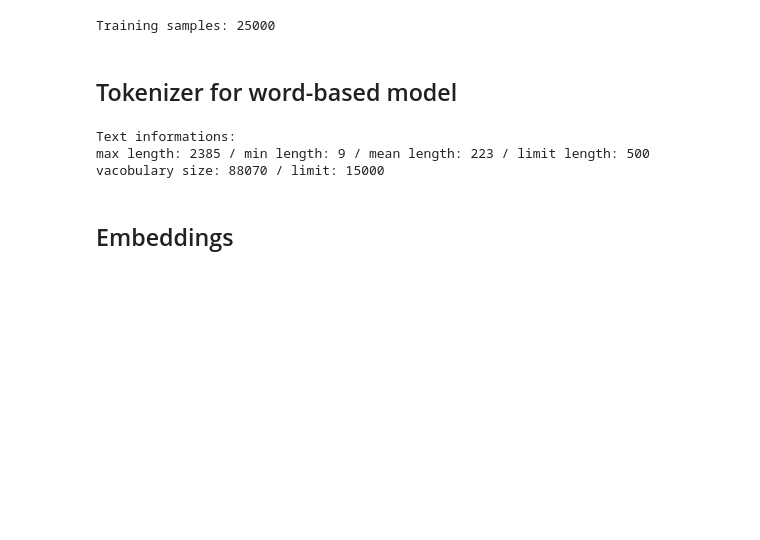
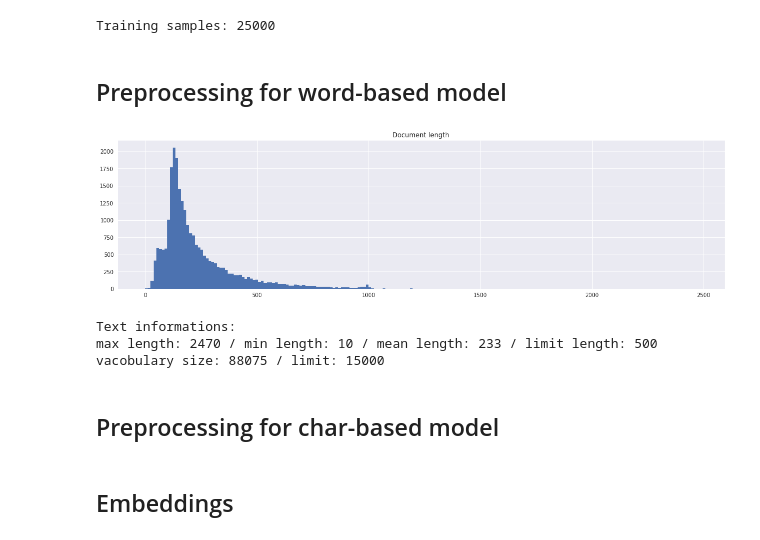
Before and after one commit to cmasch/cnn-text-classification, a Jupyter notebook: Evaluation.ipynb, the cells around one changed output. Drawn from its saved outputs; the diff is of its cells as text; code cells hidden in the pictures; blank space fills up the shorter version.

Commit message:
add char support and schikit example

```diff
--- a/Evaluation.ipynb
+++ b/Evaluation.ipynb
@@ -15,0 +1,10 @@ Using TensorFlow backend.
+# %%
+import matplotlib.pyplot as plt
+import numpy as np
+import os
+import re
+import string
+import keras
+from nltk.corpus import stopwords
+from sklearn.model_selection import train_test_split
+plt.style.use('seaborn')
@@ -105,25 +113,36 @@ print('Training samples: %i' % len(docs))
 # %% [output]
 Training samples: 25000
 # %% [markdown]
-## Tokenizer for word-based model
+## Preprocessing for word-based model
 # %%
-tokenizer = Tokenizer(num_words=MAX_NUM_WORDS)
+tokenizer = keras.preprocessing.text.Tokenizer(num_words=MAX_NUM_WORDS)
 tokenizer.fit_on_texts(docs)
 sequences = tokenizer.texts_to_sequences(docs)
 
 word_index = tokenizer.word_index
 
 result = [len(x.split()) for x in docs]
+
+# Plot histogram
+plt.figure(figsize=(20,5))
+plt.title('Document length')
+plt.hist(result, 200, density=False, range=(0,np.max(result)))
+plt.show()
+
+
 print('Text informations:')
 print('max length: %i / min length: %i / mean length: %i / limit length: %i' % (np.max(result),
                                                                                 np.min(result),
                                                                                 np.mean(result),
                                                                                 MAX_SEQ_LENGTH))
 print('vacobulary size: %i / limit: %i' % (len(word_index), MAX_NUM_WORDS))
 
 # Padding all sequences to same length of `MAX_SEQ_LENGTH`
-data   = pad_sequences(sequences, maxlen=MAX_SEQ_LENGTH, padding='post')
+word_data = keras.preprocessing.sequence.pad_sequences(sequences, maxlen=MAX_SEQ_LENGTH, padding='post')
 # %% [output]
+[figure, added]
 Text informations:
-max length: 2385 / min length: 9 / mean length: 223 / limit length: 500
-vacobulary size: 88070 / limit: 15000
+max length: 2470 / min length: 10 / mean length: 233 / limit length: 500
+vacobulary size: 88075 / limit: 15000
+# %% [markdown]
+## Preprocessing for char-based model
```
Also changed, not shown: parts of 31 cells of this notebook, 2 other files.
